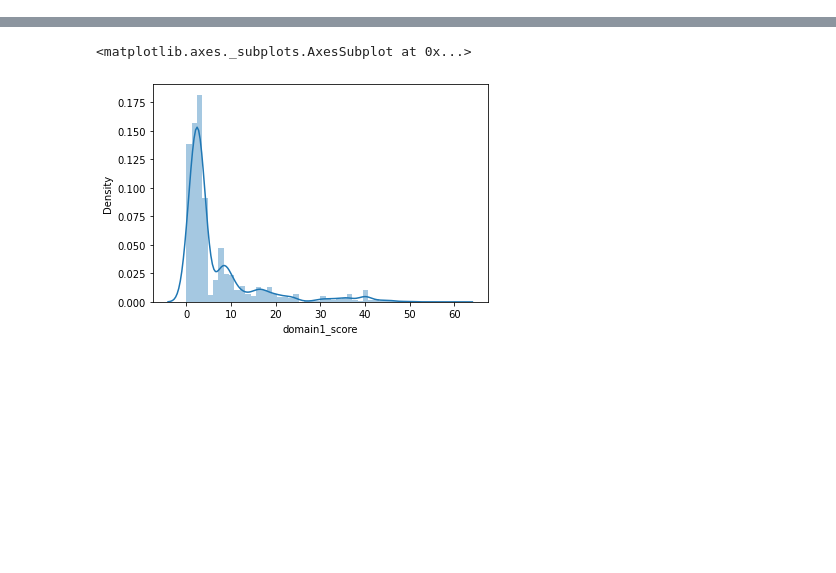
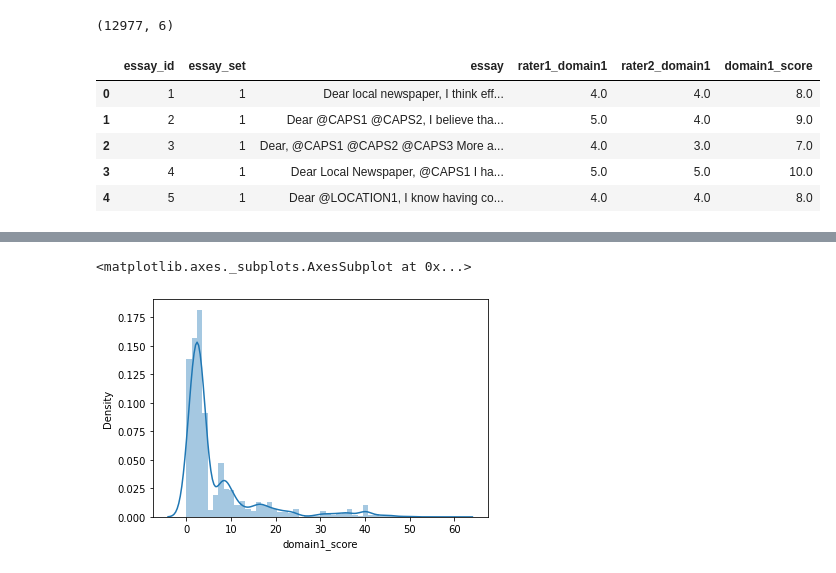
Before and after one commit to anusha-c18/Automated-Essay-Scoring, a Jupyter notebook: Automated_Essay_Scoring.ipynb, the cells around one changed output, grey strips where cells are left out. Saved outputs shown, nothing was run; the diff lists cells and outputs as text; code cells hidden in the pictures; blank space fills up the shorter version.

```diff
--- a/Automated_Essay_Scoring.ipynb
+++ b/Automated_Essay_Scoring.ipynb
@@ -46 +82,21 @@ df.shape
+# %%
+df = df[df['domain1_score'].notna()]
+df = df[df['essay_id'].notna()]
+df = df[df['essay_set'].notna()]
+df = df[df['essay'].notna()]
+df.dropna(axis=1,inplace=True)
+#df.drop(columns=['rater1_domain1','rater2_domain1'],inplace=True,axis=1)'''
+df.head()
+df.shape
+# %% [output]
+(12977, 6)
+# %%
+df.head()
+# %% [output]
+|  | essay_id | essay_set | essay | rater1_domain1 | rater2_domain1 | domain1_score |
+| 0 | 1 | 1 | Dear local newspaper, I think eff... | 4.0 | 4.0 | 8.0 |
+| 1 | 2 | 1 | Dear @CAPS1 @CAPS2, I believe tha... | 5.0 | 4.0 | 9.0 |
+| 2 | 3 | 1 | Dear, @CAPS1 @CAPS2 @CAPS3 More a... | 4.0 | 3.0 | 7.0 |
+| 3 | 4 | 1 | Dear Local Newspaper, @CAPS1 I ha... | 5.0 | 5.0 | 10.0 |
+| 4 | 5 | 1 | Dear @LOCATION1, I know having co... | 4.0 | 4.0 | 8.0 |
 # %%
```
Also changed, not shown: parts of 37 cells of this notebook.
